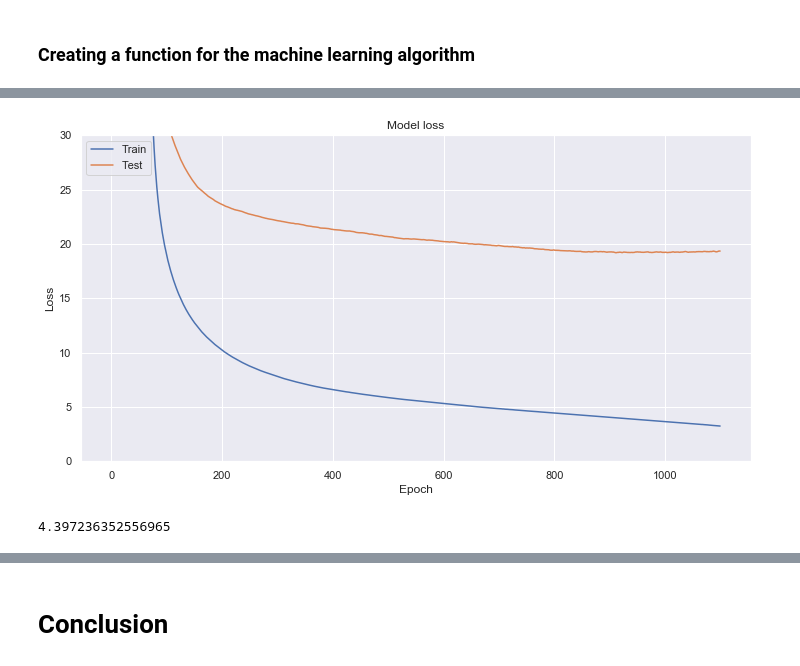
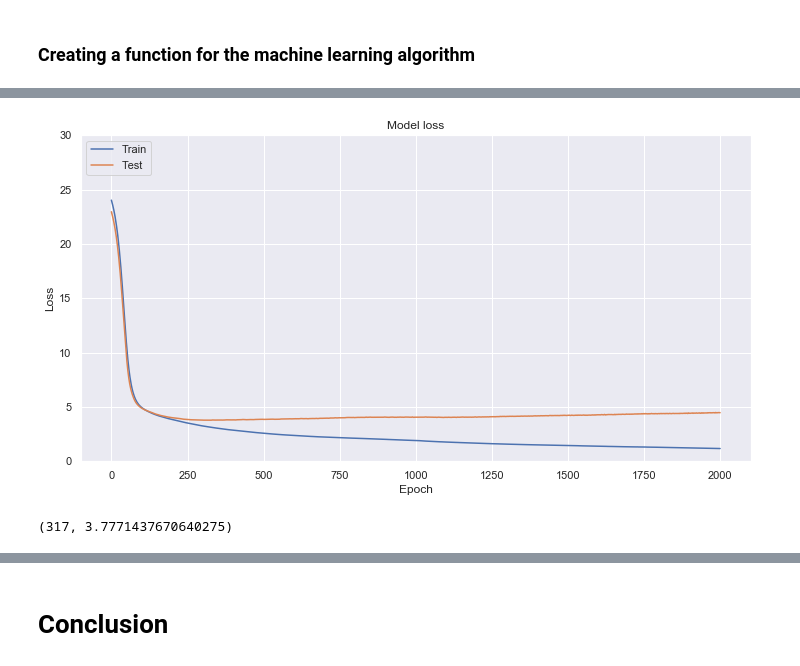
Before and after one commit to declanbarr/boston-house-prices, a Jupyter notebook: boston-house-prices-analysis.ipynb, the cells around one changed output, grey strips where cells are left out. Cells and saved outputs as stored; diff of their text form; code cells hidden in the pictures.

Commit message:
Added code to function to return the minimum RMSE and the epoch at which this occured. Changed plot to RMSE. Rearranged cells for better flow

```diff
--- a/boston-house-prices-analysis.ipynb
+++ b/boston-house-prices-analysis.ipynb
@@ -545,15 +621,0 @@ All layers are using the Rectified Linear Unit (ReLU) activation function. Other
-# %%
-# Adapted from https://machinelearningmastery.com/tutorial-first-neural-network-python-keras/
-
-# Importing packages
-from keras.models import Sequential
-from keras.layers import Dense
-
-# Determining the size of the input
-inputSize = len(whitened_X_train.columns)
-
-# Defining the neural network
-model = Sequential()
-model.add(Dense(2*inputSize, input_dim=inputSize, activation='relu'))
-model.add(Dense(inputSize, activation='relu'))
-model.add(Dense(1, activation='relu'))
@@ -588,3 +621,0 @@ model.compile(loss='mean_squared_error', optimizer='adam')
-# %%
-# Fitting the neural net
-model.fit(whitened_X_train, y_train, epochs=150, batch_size=8, verbose=0)
@@ -609,9 +621,0 @@ array([[ 8.298108],
-# %%
-# Get the MSE
-mse = model.evaluate(whitened_X_test, y_test)
-
-# Get the RMSE by getting the square root of the MSE
-rmse = mse ** 0.5
-
-# Viewing the RMSE
-rmse
@@ -647,8 +648,8 @@ def neuralNet(XTrain, XTest, yTrain, yTest, plot_y_top, epoch_value, batch_value
 
     # Plot training & validation loss values
     plt.figure(figsize=(12,6))
-    plt.plot(history.history['loss'])
-    plt.plot(history.history['val_loss'])
+    plt.plot(np.sqrt(history.history['loss']))
+    plt.plot(np.sqrt(history.history['val_loss']))
     plt.title('Model loss')
     plt.ylabel('Loss')
     plt.xlabel('Epoch')
@@ -662,5 +663,8 @@ def neuralNet(XTrain, XTest, yTrain, yTest, plot_y_top, epoch_value, batch_value
     # Get the RMSE by getting the square root of the MSE
     rmse = mse ** 0.5
 
-    return rmse
+    epochForMinMSEValue = history.history['val_loss'].index(min(history.history['val_loss']))
+    minMSEValue = min(history.history['val_loss'])
+
+    return epochForMinMSEValue, minMSEValue**0.5
 # %%
@@ -683,8 +690,8 @@ neuralNet(whitenedAndScaled_X_train, whitenedAndScaled_X_test, y_train, y_test,
 # %%
-neuralNet(whitened_X_train, whitened_X_test, y_train, y_test, plot_y_top=30, epoch_value=1100, batch_value=124)
+neuralNet(whitened_X_train, whitened_X_test, y_train, y_test, plot_y_top=30, epoch_value=2000, batch_value=124)
 # %% [output]
-[figure, old version]
+[figure, new version]
-4.397236352556965
+(317, 3.7771437670640275)
 # %%
 neuralNet(whitened_X_train, whitened_X_test, y_train, y_test, plot_y_top=30, epoch_value=200, batch_value=1)
 # %% [output]
```
Also changed, not shown: parts of 34 cells of this notebook.
